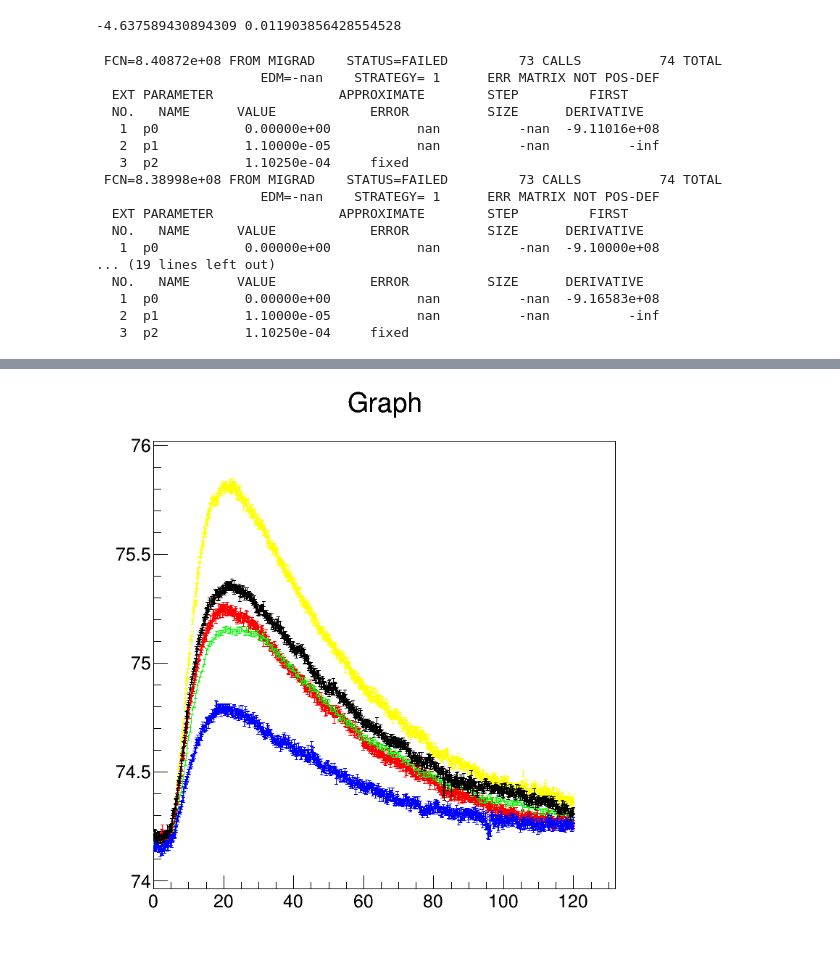
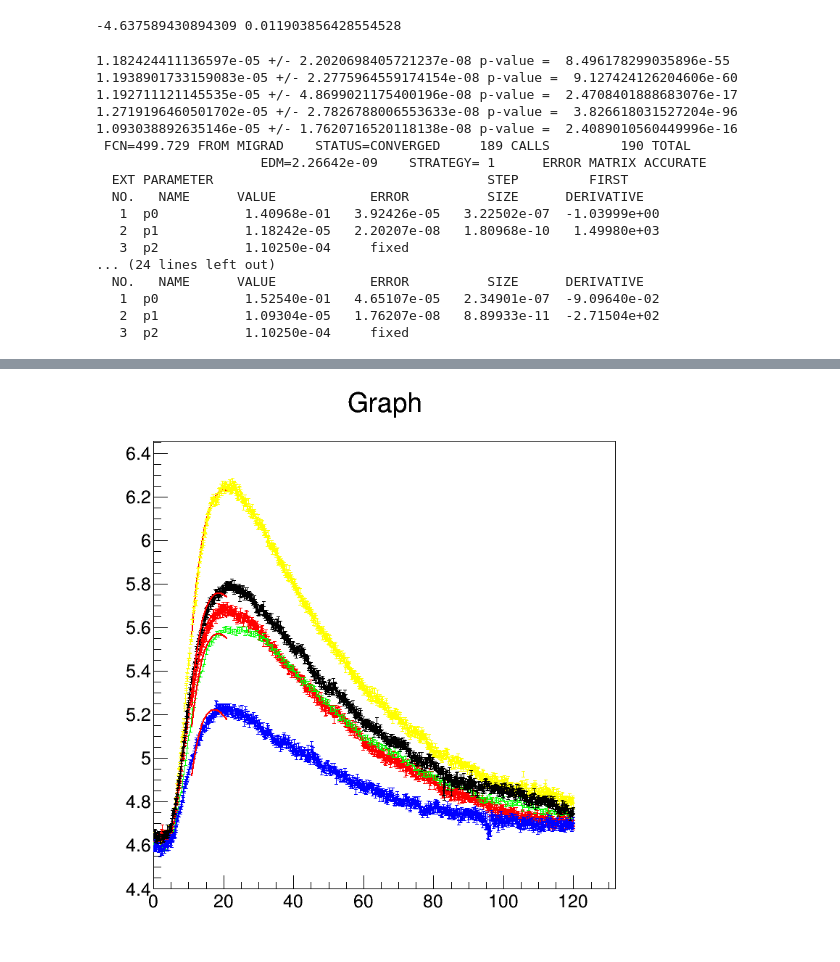
Before and after one commit to francescopolleri/Lab3, a Jupyter notebook: Esperienza_diffusività_termica/Data_analysis_new.ipynb, the cells around one changed output, grey strips where cells are left out. Drawn from its saved outputs; the diff is of its cells as text; code cells hidden in the pictures.

```diff
--- a/Esperienza_diffusività_termica/Data_analysis_new.ipynb
+++ b/Esperienza_diffusività_termica/Data_analysis_new.ipynb
@@ -80,33 +80,43 @@ x=0.021
 f=TF1('f','[0]/sqrt([1]*x)*exp(-[2]/(x*[1]))')
 f.FixParameter(2,x**2/4)
 f.SetParameter(1,1.1e-5)
-g1.Fit('f','','',18,20)
-g2.Fit('f','','',18,20)
-g3.Fit('f','','',18,20)
-g4.Fit('f','','',18,20)
-g5.Fit('f','','',18,20)
+f.SetParameter(0,1)
+g1.Fit('f','','',11,21)
+D1=f.GetParameter(1); eD1=f.GetParError(1); p1=f.GetProb()
+g2.Fit('f','','',11,21)
+D2=f.GetParameter(1); eD2=f.GetParError(1); p2=f.GetProb()
+g3.Fit('f','','',11,21)
+D3=f.GetParameter(1); eD3=f.GetParError(1); p3=f.GetProb()
+g4.Fit('f','','',11,21)
+D4=f.GetParameter(1); eD4=f.GetParError(1); p4=f.GetProb()
+g5.Fit('f','','',11,21)
+D5=f.GetParameter(1); eD5=f.GetParError(1); p5=f.GetProb()
 
 g5.Draw('AP')
 g2.Draw('SAME')
 g3.Draw('SAME')
 g4.Draw('SAME')
 g1.Draw('SAME')
+
+D=np.array([D1,D2,D3,D4,D5]); eD=np.array([eD1,eD2,eD3,eD4,eD5]); p=np.array([p1,p2,p3,p4,p5])
+for i in range (0,D.size):
+    print(D[i],'+/-',eD[i],'p-value = ',p[i])
 # %% [output]
- FCN=8.40872e+08 FROM MIGRAD    STATUS=FAILED         73 CALLS          74 TOTAL
-                     EDM=-nan    STRATEGY= 1      ERR MATRIX NOT POS-DEF
-  EXT PARAMETER                APPROXIMATE        STEP         FIRST
+1.182424411136597e-05 +/- 2.2020698405721237e-08 p-value =  8.496178299035896e-55
+1.1938901733159083e-05 +/- 2.2775964559174154e-08 p-value =  9.127424126204606e-60
+1.192711121145535e-05 +/- 4.8699021175400196e-08 p-value =  2.4708401888683076e-17
+1.2719196460501702e-05 +/- 2.7826788006553633e-08 p-value =  3.826618031527204e-96
+1.093038892635146e-05 +/- 1.7620716520118138e-08 p-value =  2.4089010560449996e-16
+ FCN=499.729 FROM MIGRAD    STATUS=CONVERGED     189 CALLS         190 TOTAL
+                     EDM=2.26642e-09    STRATEGY= 1      ERROR MATRIX ACCURATE
+  EXT PARAMETER                                   STEP         FIRST
   NO.   NAME      VALUE            ERROR          SIZE      DERIVATIVE
-   1  p0           0.00000e+00           nan          -nan  -9.11016e+08
-   2  p1           1.10000e-05           nan          -nan          -inf
+   1  p0           1.40968e-01   3.92426e-05   3.22502e-07  -1.03999e+00
+   2  p1           1.18242e-05   2.20207e-08   1.80968e-10   1.49980e+03
    3  p2           1.10250e-04     fixed
- FCN=8.38998e+08 FROM MIGRAD    STATUS=FAILED         73 CALLS          74 TOTAL
-                     EDM=-nan    STRATEGY= 1      ERR MATRIX NOT POS-DEF
-  EXT PARAMETER                APPROXIMATE        STEP         FIRST
+... (24 lines left out)
   NO.   NAME      VALUE            ERROR          SIZE      DERIVATIVE
-   1  p0           0.00000e+00           nan          -nan  -9.10000e+08
-... (19 lines left out)
-  NO.   NAME      VALUE            ERROR          SIZE      DERIVATIVE
-   1  p0           0.00000e+00           nan          -nan  -9.16583e+08
-   2  p1           1.10000e-05           nan          -nan          -inf
+   1  p0           1.52540e-01   4.65107e-05   2.34901e-07  -9.09640e-02
+   2  p1           1.09304e-05   1.76207e-08   8.89933e-11  -2.71504e+02
    3  p2           1.10250e-04     fixed
 Warning in <TCanvas::Constructor>: Deleting canvas with same name: c1
@@ -118,4 +123,4 @@ Warning in <Fit>: Abnormal termination of minimization.
-[figure, old version]
+[figure, new version]
 # %%
 c2=TCanvas('c2','',1000,1000)
 c2.Draw()
```
Also changed, not shown: parts of 2 cells of this notebook, 2 other files.
